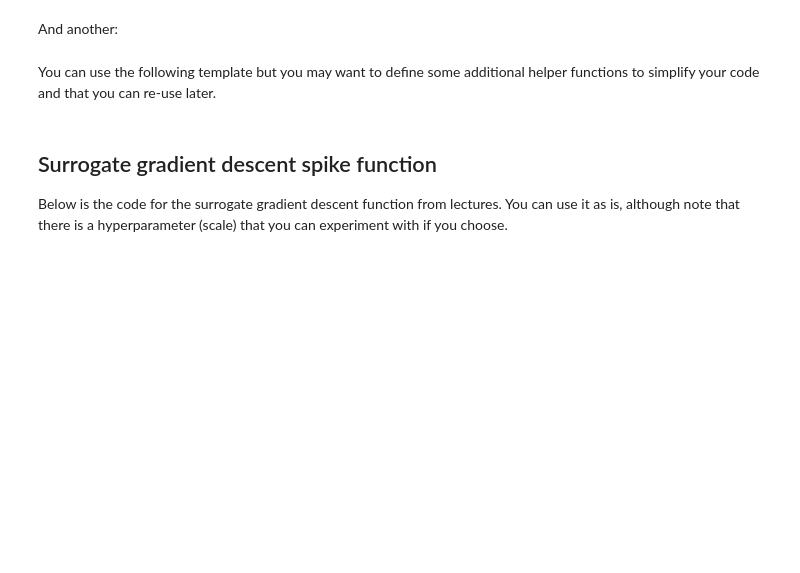
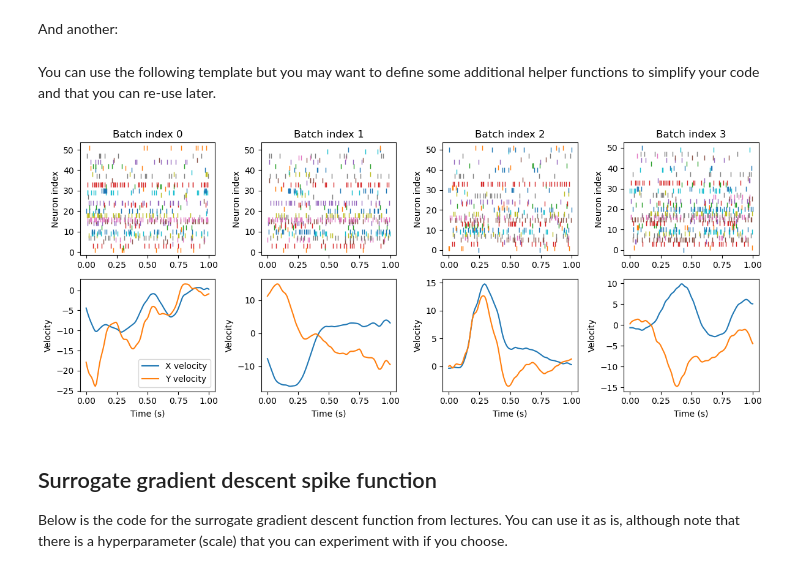
Before and after one commit to codinghasnat/Neuro4ML_2, a Jupyter notebook: Hasnat/cw2-decoding.ipynb, the cells around one changed output. Cells and saved outputs as stored; diff of their text form; code cells hidden in the pictures; blank space fills up the shorter version.

```diff
--- a/Hasnat/cw2-decoding.ipynb
+++ b/Hasnat/cw2-decoding.ipynb
@@ -176,3 +288,73 @@ You can use the following template but you may want to define some additional he
+# %%
+import numpy as np
+import torch
+import matplotlib.pyplot as plt
+from scipy.interpolate import interp1d
+
+# Assume spike_times, vel, and vel_times are already loaded
+# spike_times: list of arrays containing spike times for each neuron
+# vel: array of shape (num_time_points, 2) containing velocities
+# vel_times: array of time points corresponding to velocities
+
+# Set up training, validation, and testing ranges
+
+total_duration = t_end - t_start
+
+train_end = t_start + 0.7 * total_duration
+val_end = train_end + 0.15 * total_duration
+
+training_range = (t_start, train_end)
+validation_range = (train_end, val_end)
+testing_range = (val_end, t_end)
+
+# Generator function that yields batches
+def batched_data(range_to_use, dt=1e-3, length=1, batch_size=64):
+    t0, t1 = range_to_use
+    num_neurons = len(spike_times)
+    num_time_points = int(length / dt)
+    available_time = t1 - t0 - length
+    for _ in range(batch_size):
+        start_time = np.random.uniform(t0, t1 - length)
+        end_time = start_time + length
+        time_grid = np.arange(start_time, end_time, dt)
+        x = torch.zeros((num_neurons, num_time_points))
+        y = torch.zeros((2, num_time_points))
+        # Build spike tensor
+        for neuron_idx, spikes in enumerate(spike_times):
+            spikes_in_window = spikes[(spikes >= start_time) & (spikes < end_time)]
+            spike_indices = ((spikes_in_window - start_time) / dt).astype(int)
+            x[neuron_idx, spike_indices] = 1
+        # Interpolate velocities
+        interp_func = interp1d(vel_times, vel.T, kind='linear', bounds_error=False, fill_value='extrapolate')
+        y_data = interp_func(time_grid)
+        y[:] = torch.tensor(y_data)
+        yield x, y
+
+# Plot a sample of data
+batch_generator = batched_data(training_range, dt=1e-3, length=1, batch_size=4)
+plt.figure(figsize=(12, 5))
+for b in range(4):
+    x_batch, y_batch = next(batch_generator)
+    # Plot spikes for this batch index
+    ax = plt.subplot(2, 4, b+1)
+    for neuron_idx in range(x_batch.shape[0]):
+        spike_times_batch = np.where(x_batch[neuron_idx].numpy() == 1)[0] * 1e-3  # dt=1e-3
+        plt.plot(spike_times_batch, [neuron_idx]*len(spike_times_batch), '|')
+    plt.ylabel('Neuron index')
+    plt.title(f'Batch index {b}')
+    # Plot velocities for this batch index
+    plt.subplot(2, 4, b+5, sharex=ax)
+    time_axis = np.arange(0, x_batch.shape[1]*1e-3, 1e-3)
+    plt.plot(time_axis, y_batch[0].numpy(), label='X velocity')
+    plt.plot(time_axis, y_batch[1].numpy(), label='Y velocity')
+    plt.xlabel('Time (s)')
+    plt.ylabel('Velocity')
+    if b == 0:
+        plt.legend(loc='best')
+plt.tight_layout()
+plt.show()
+# %% [output]
+[figure, added]
 # %% [markdown]
 ## Surrogate gradient descent spike function
 
```
Also changed, not shown: parts of 8 cells of this notebook, 1 other file.
